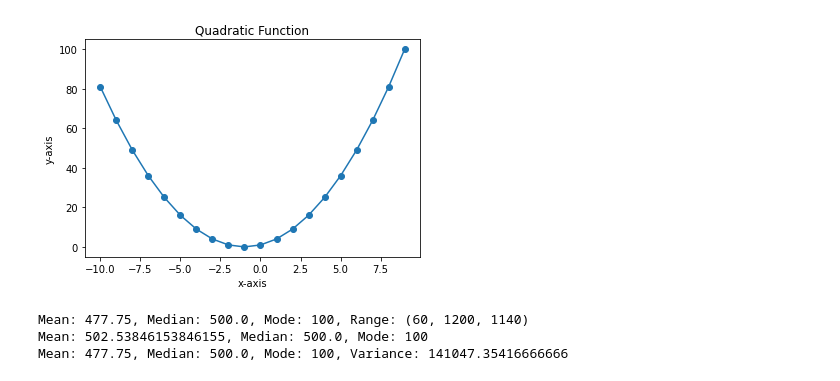
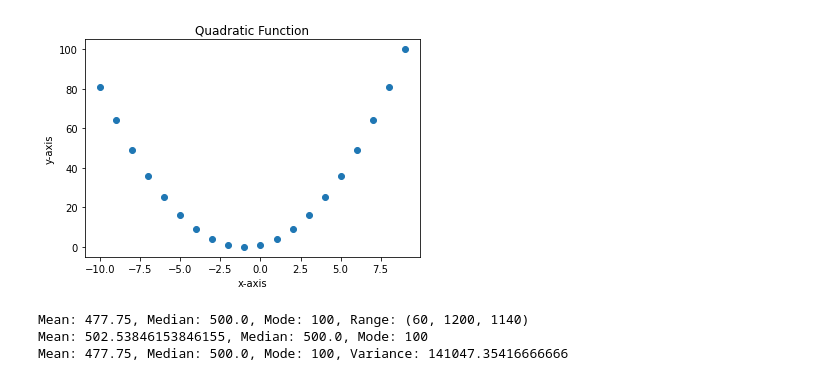
Before and after one commit to himalayahall/cuny-bridge-math, a Jupyter notebook: HW1.ipynb, the cells around one changed output. Cells and saved outputs as stored; diff of their text form; code cells hidden in the pictures.

```diff
--- a/HW1.ipynb
+++ b/HW1.ipynb
@@ -57,42 +57,42 @@ Exploring a Quadratic Function Visually
 import matplotlib.pyplot as plt
 from typing import List, Set, Dict, Tuple, Optional
 
-def draw_plot(x :  List[float], y : List[float]) -> None:
+def draw_plot(x :  List[float], y : List[float], title : str = "Quadratic Function", x_label : str = "x-axis", y_label : str = "y-axis", marker : str = 'o') -> None:
   '''
   Draws plot.
   Params:
     x : x values
     y : y values
   '''
-  plt.plot(x, y, marker='o')
+  plt.plot(x, y, marker)
   plt.xlabel('x-axis')
 
   plt.ylabel('y-axis')
-  plt.title('Quadratic Function')
+  plt.title(title)
 
 def quad(x : float, a : float, b : float, c : float) -> float:
   '''
   Chapter 2.  Programming Challenge 2 page 55, Exploring a Quadratic Function Visually
   Quadratic function: a(x*x)+(b*x)+c
   Params:
     x : x value
     a : a value, cannot be 0.
     b : b value
     c : constant value
   Returns: a*sqr(x)+b*x+c
   '''
   if (a == 0):
     raise Exception("Invalid argument (a cannot be 0)")
   return (a * (x ** 2)) + (b * x) + c
 
 # Test quadratic function
 x = [item for item in range(-10, 10)]
 y = [quad(item, 1, 2, 1) for item in x]
 draw_plot(x, y)
 #print(x)
 #print(y)
 # %% [output]
-[figure, old version]
+[figure, new version]
 # %%
 '''
 Statistics Calculator
```
Also changed, not shown: parts of 4 cells of this notebook.
